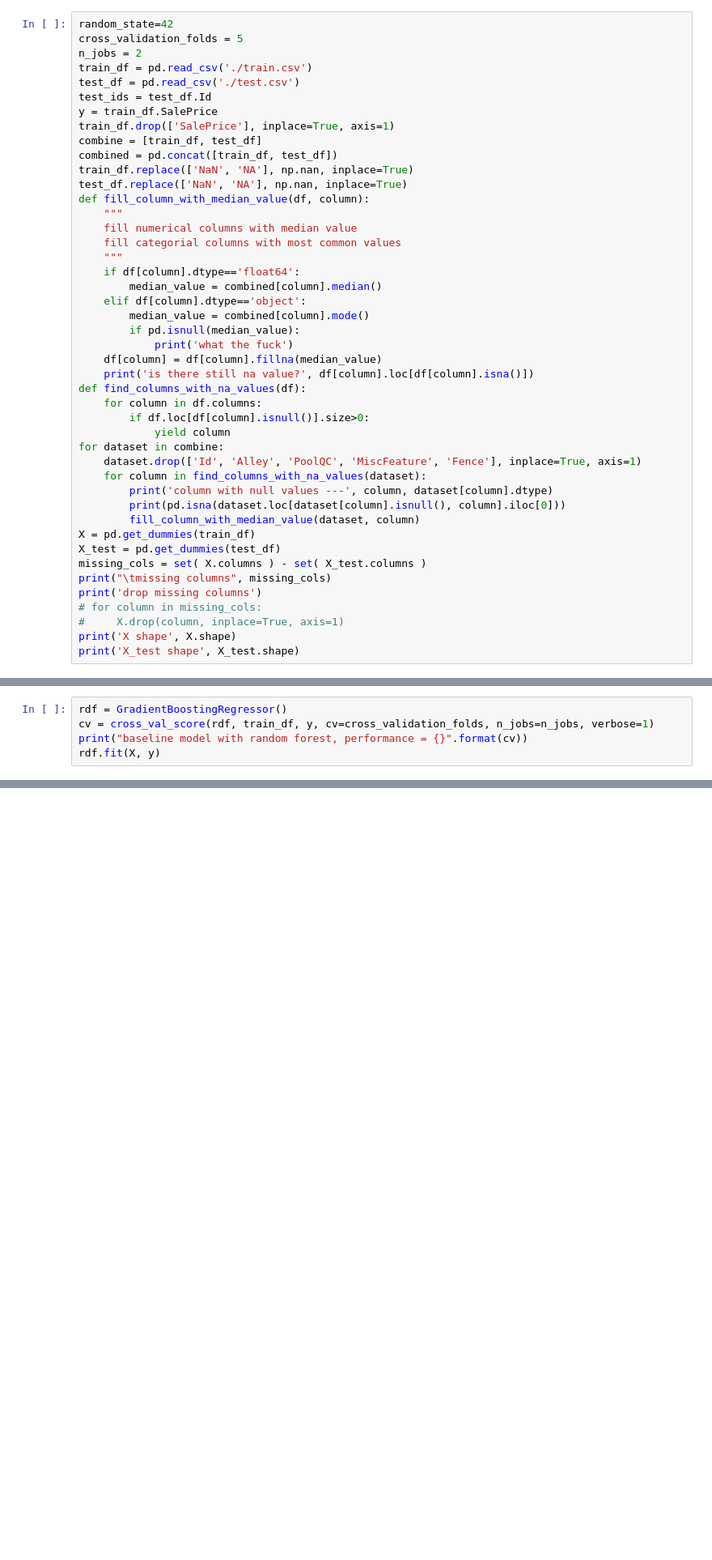
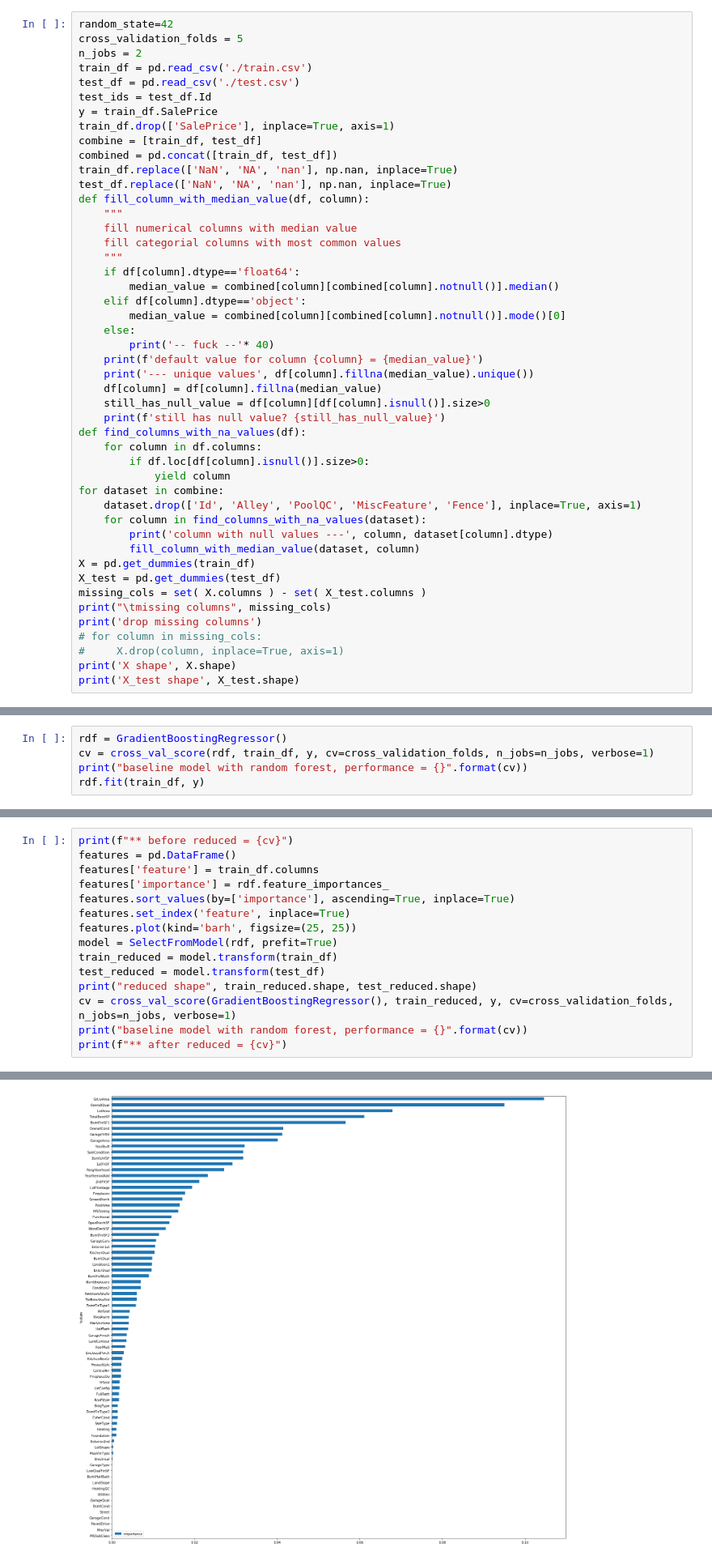
Before and after one commit to wakandan/kaggle, a Jupyter notebook: house-price/baseline-Copy1.ipynb, the cells around one changed output, grey strips where cells are left out. Shown: that part at 81% size. Saved outputs shown, nothing was run; the diff lists cells and outputs as text; blank space fills up the shorter version.

Commit message:
adding feature importance

```diff
--- a/house-price/baseline-Copy1.ipynb
+++ b/house-price/baseline-Copy1.ipynb
@@ -57,21 +60,24 @@ y = train_df.SalePrice
 train_df.drop(['SalePrice'], inplace=True, axis=1)
 combine = [train_df, test_df]
 combined = pd.concat([train_df, test_df])
-train_df.replace(['NaN', 'NA'], np.nan, inplace=True)
-test_df.replace(['NaN', 'NA'], np.nan, inplace=True)
+train_df.replace(['NaN', 'NA', 'nan'], np.nan, inplace=True)
+test_df.replace(['NaN', 'NA', 'nan'], np.nan, inplace=True)
 def fill_column_with_median_value(df, column):
     """
     fill numerical columns with median value
     fill categorial columns with most common values
     """
     if df[column].dtype=='float64':
-        median_value = combined[column].median()
+        median_value = combined[column][combined[column].notnull()].median()
     elif df[column].dtype=='object':
-        median_value = combined[column].mode()
-        if pd.isnull(median_value):
-            print('what the fuck')
+        median_value = combined[column][combined[column].notnull()].mode()[0]
+    else:
+        print('-- fuck --'* 40)
+    print(f'default value for column {column} = {median_value}')
+    print('--- unique values', df[column].fillna(median_value).unique())
     df[column] = df[column].fillna(median_value)
-    print('is there still na value?', df[column].loc[df[column].isna()])
+    still_has_null_value = df[column][df[column].isnull()].size>0
+    print(f'still has null value? {still_has_null_value}')
 def find_columns_with_na_values(df):
     for column in df.columns:
         if df.loc[df[column].isnull()].size>0:
@@ -80,7 +86,6 @@ for dataset in combine:
     dataset.drop(['Id', 'Alley', 'PoolQC', 'MiscFeature', 'Fence'], inplace=True, axis=1)
     for column in find_columns_with_na_values(dataset):
         print('column with null values ---', column, dataset[column].dtype)
-        print(pd.isna(dataset.loc[dataset[column].isnull(), column].iloc[0]))
         fill_column_with_median_value(dataset, column)
 X = pd.get_dummies(train_df)
 X_test = pd.get_dummies(test_df)
@@ -164,5 +204,5 @@ memory usage: 855.5+ KB
 rdf = GradientBoostingRegressor()
 cv = cross_val_score(rdf, train_df, y, cv=cross_validation_folds, n_jobs=n_jobs, verbose=1)
 print("baseline model with random forest, performance = {}".format(cv))
-rdf.fit(X, y)
+rdf.fit(train_df, y)
 # %% [output]
@@ -170,0 +218,16 @@ ValueError: Input contains NaN, infinity or a value too large for dtype('float32
+# %%
+print(f"** before reduced = {cv}")
+features = pd.DataFrame()
+features['feature'] = train_df.columns
+features['importance'] = rdf.feature_importances_
+features.sort_values(by=['importance'], ascending=True, inplace=True)
+features.set_index('feature', inplace=True)
+features.plot(kind='barh', figsize=(25, 25))
+model = SelectFromModel(rdf, prefit=True)
+train_reduced = model.transform(train_df)
+test_reduced = model.transform(test_df)
+print("reduced shape", train_reduced.shape, test_reduced.shape)
+cv = cross_val_score(GradientBoostingRegressor(), train_reduced, y, cv=cross_validation_folds, n_jobs=n_jobs, verbose=1)
+print("baseline model with random forest, performance = {}".format(cv))
+print(f"** after reduced = {cv}")
+# %% [output]
@@ -171 +239,2 @@ ValueError: Input contains NaN, infinity or a value too large for dtype('float32
+[figure, added]
 # %%
```
Also changed, not shown: parts of 12 cells of this notebook.
